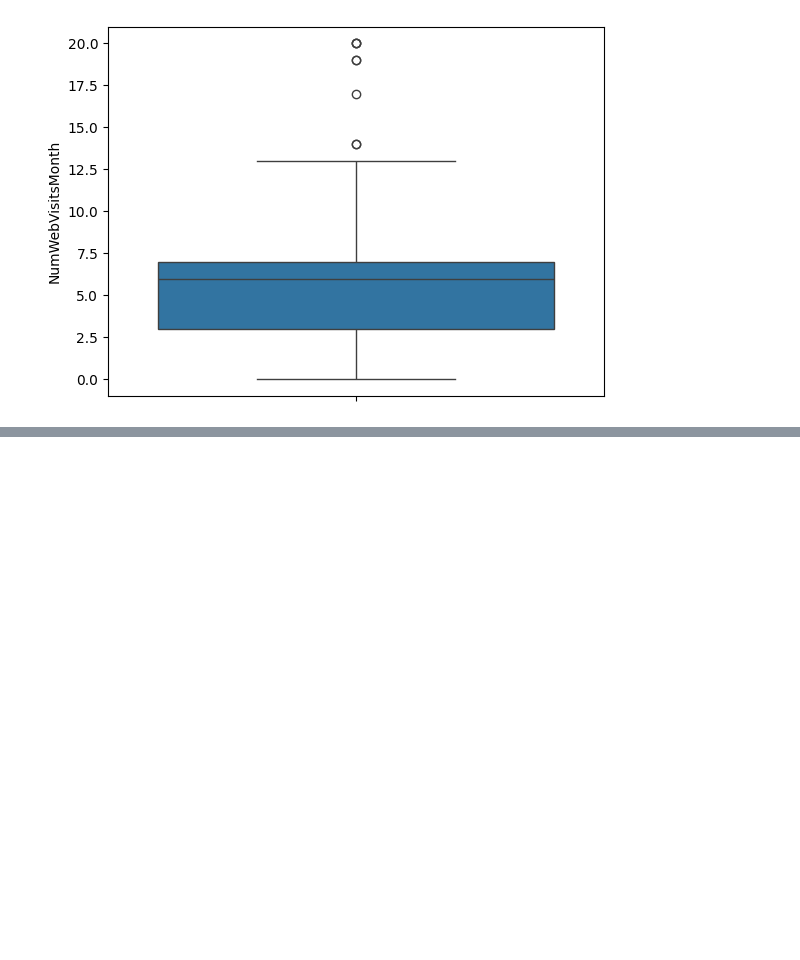
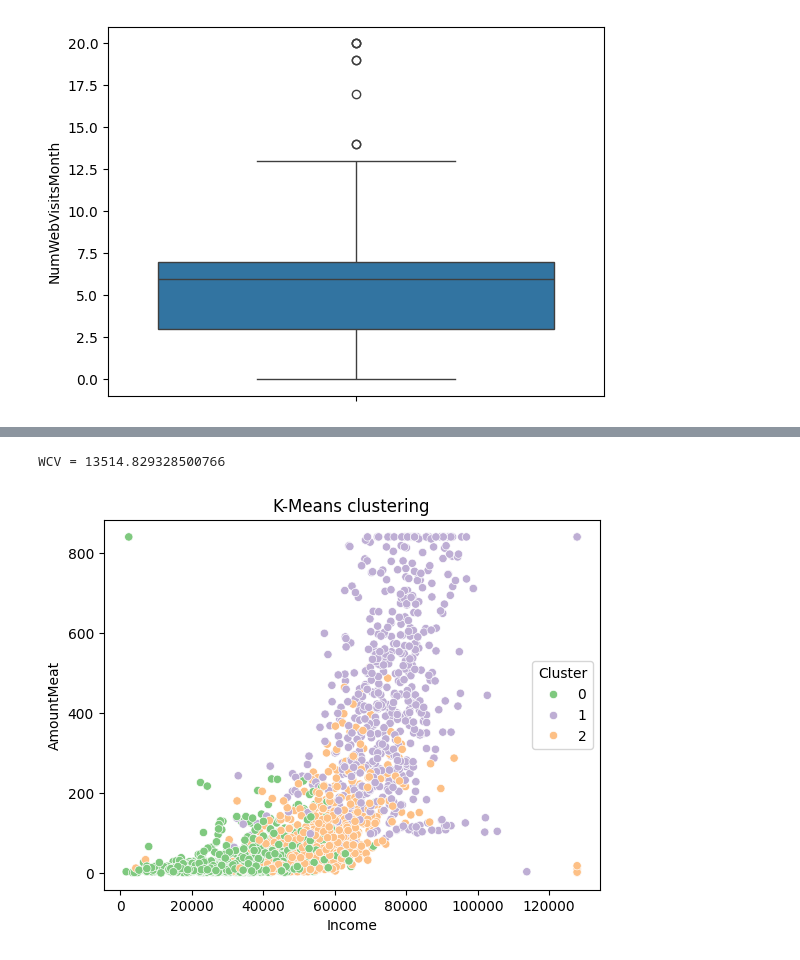
Before and after one commit to jancewicz/PJATK---Artificial-Intelligence-Postgraduate-Studies-, a Jupyter notebook: scikit-learn/pawel_jancewicz_pr7_2026/marketing_campaign/marketing_campaign.ipynb, the cells around one changed output, grey strips where cells are left out. Saved outputs shown, nothing was run; the diff lists cells and outputs as text; code cells hidden in the pictures; blank space fills up the shorter version.

```diff
--- a/scikit-learn/pawel_jancewicz_pr7_2026/marketing_campaign/marketing_campaign.ipynb
+++ b/scikit-learn/pawel_jancewicz_pr7_2026/marketing_campaign/marketing_campaign.ipynb
@@ -249,0 +296,13 @@ df[cols_to_clip] = df[cols_to_clip].clip(
+# %%
+kmeans = KMeans(n_clusters=3, random_state=42, n_init=10)
+df['Cluster'] = kmeans.fit_predict(X_scaled)
+print(f'WCV = {kmeans.inertia_}')
+
+sns.scatterplot(df, x='Income', y='AmountMeat', hue='Cluster', palette='Accent')
+plt.xlabel('Income')
+plt.ylabel('AmountMeat')
+plt.title('K-Means clustering')
+plt.show()
+# %% [output]
+WCV = 13514.829328500766
+[figure, added]
```
Also changed, not shown: parts of 12 cells of this notebook.
